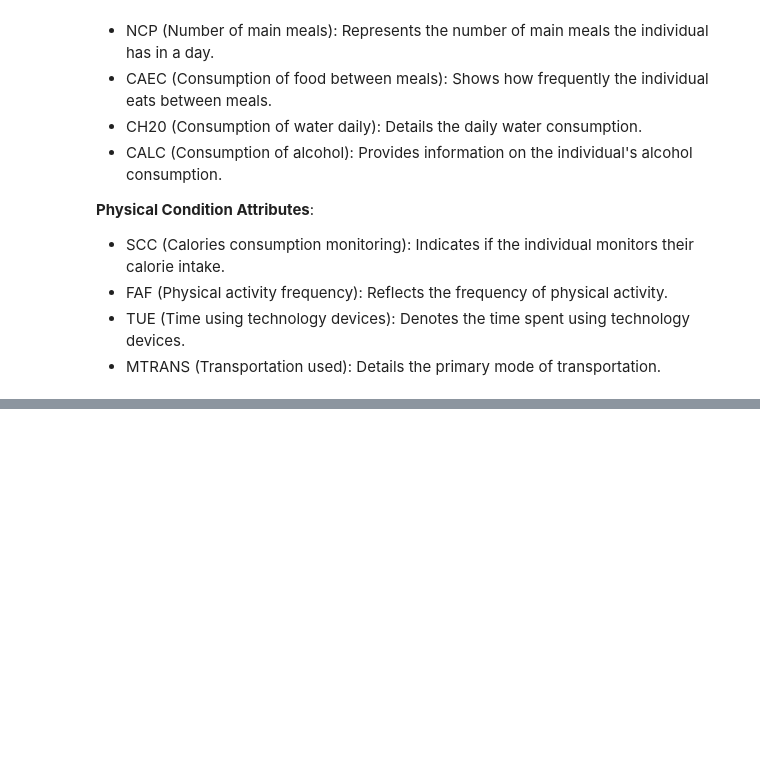
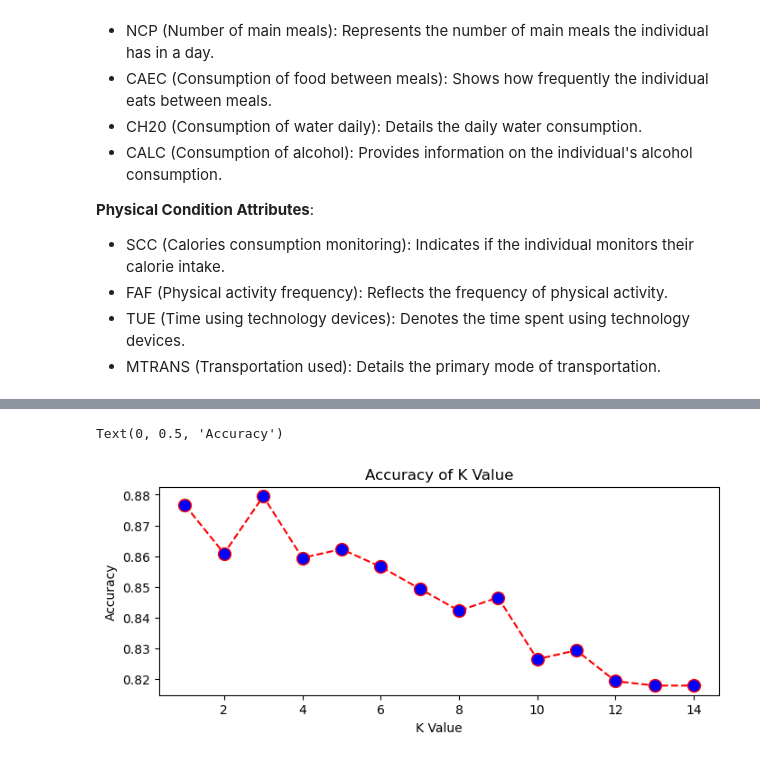
Before and after one commit to UpendraSinghRathore85/ML-Projects-Python, a Jupyter notebook: Supervised Algorithms/Day 135 - ML k Nearest Neighbors-2 - Assignment.ipynb, the cells around one changed output, grey strips where cells are left out. Drawn from its saved outputs; the diff is of its cells as text; code cells hidden in the pictures; blank space fills up the shorter version.

```diff
--- a/Supervised Algorithms/Day 135 - ML k Nearest Neighbors-2 - Assignment.ipynb
+++ b/Supervised Algorithms/Day 135 - ML k Nearest Neighbors-2 - Assignment.ipynb
@@ -183,0 +183,19 @@ y_train.shape, y_test.shape
+# %%
+acc_manhattan = []
+k_max = 15
+metric_ev = 'manhattan'
+for i in range(1, k_max):
+    knn = KNeighborsClassifier(n_neighbors=i, metric=metric_ev)
+    knn.fit(X_train_scaled, y_train)
+    a_score = knn.score(X_test_scaled, y_test)
+    acc_manhattan.append(a_score)
+
+plt.figure(figsize=(8, 3))
+plt.plot(range(1, k_max), acc_manhattan, color='red', linestyle='dashed', marker='o',
+         markerfacecolor='blue', markersize=10)
+plt.title('Accuracy of K Value')
+plt.xlabel('K Value')
+plt.ylabel('Accuracy')
+# %% [output]
+Text(0, 0.5, 'Accuracy')
+[figure, added]
```
Also changed, not shown: parts of 35 cells of this notebook.
